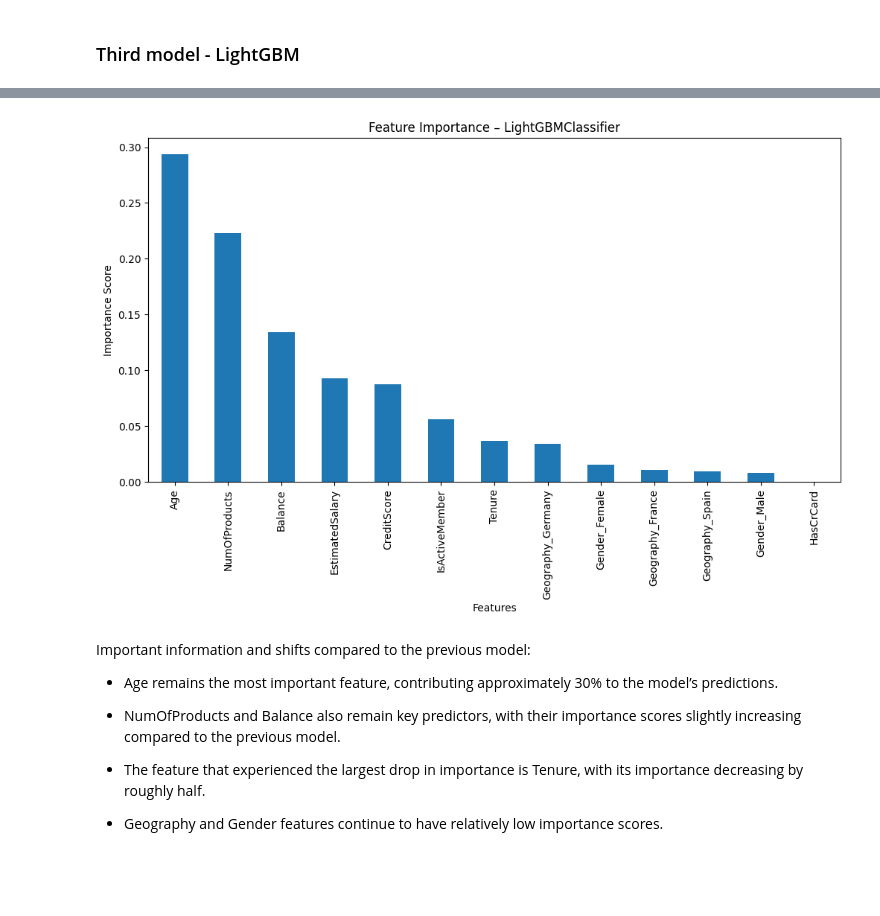
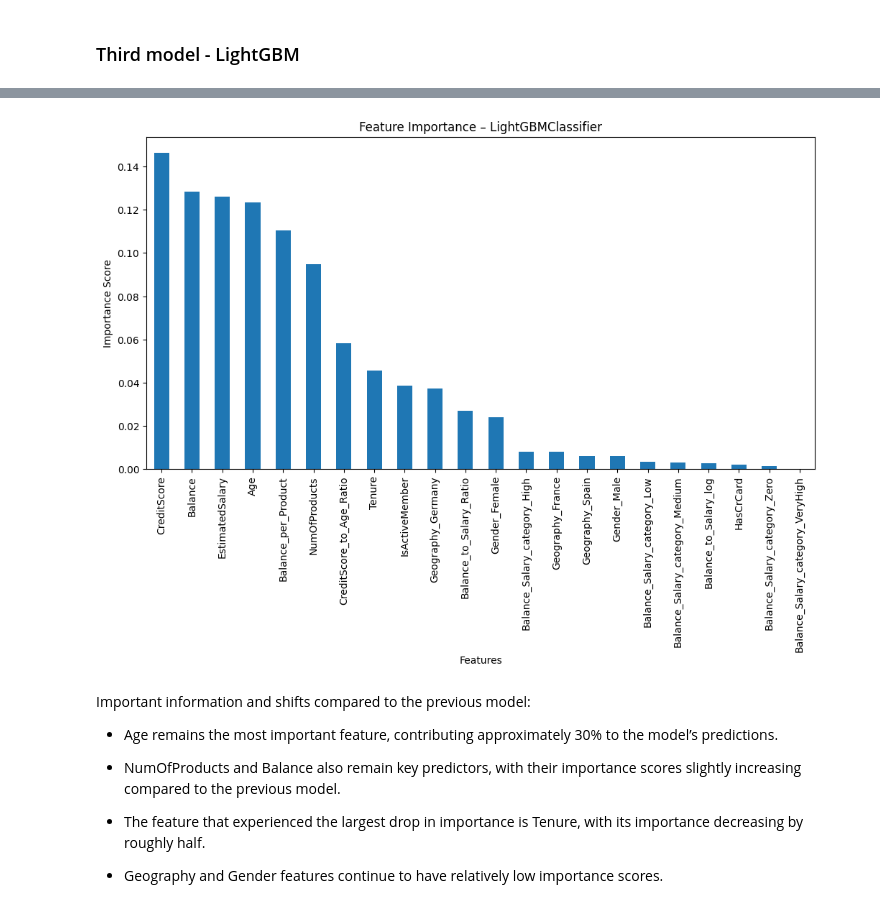
Before and after one commit to Przemsonn05/Bank-Churn-Prediction, a Jupyter notebook: notebooks/Bank churn predictions.ipynb, the cells around one changed output, grey strips where cells are left out. Drawn from its saved outputs; the diff is of its cells as text; code cells hidden in the pictures; blank space fills up the shorter version.

Commit message:
Model griding

```diff
--- a/notebooks/Bank churn predictions.ipynb
+++ b/notebooks/Bank churn predictions.ipynb
@@ -718,3 +834,0 @@ random_search_lgbm = RandomizedSearchCV(
-# %%
-random_search_lgbm.fit(X_train, y_train)
-best_lgbm_model = random_search_lgbm.best_estimator_
@@ -726,0 +837,9 @@ lgbm_predict_proba = best_lgbm_model.predict_proba(X_test)[:, 1]
+# %%
+STATIC_PARAMS = {
+    'objective': 'binary',
+    'metric': 'binary_logloss',
+    'verbosity': -1,
+    'boosting_type': 'gbdt',
+    'random_state': 42,
+    'n_jobs': -1,
+}
@@ -726,0 +915,3 @@ lgbm_predict_proba = best_lgbm_model.predict_proba(X_test)[:, 1]
+# %%
+study = optuna.create_study(direction='maximize')
+study.optimize(objective, n_trials=110)
@@ -726,0 +936,5 @@ lgbm_predict_proba = best_lgbm_model.predict_proba(X_test)[:, 1]
+# %%
+final_params = {**STATIC_PARAMS, **study.best_params}
+
+best_lgbm_model = LGBMClassifier(**final_params)
+best_lgbm_model.fit(X_train, y_train)
@@ -727,19 +956,19 @@ lgbm_predict_proba = best_lgbm_model.predict_proba(X_test)[:, 1]
 # %%
 #Features importance for next model
 
-lgbm_importances = best_lgbm_model.named_steps['model_lgbm'].feature_importances_
+lgbm_importances = best_lgbm_model.feature_importances_
 features_lgbm = pd.Series(lgbm_importances, index=X.columns).sort_values(ascending=False)
 lgbm_importances_normalized = features_lgbm / features_lgbm.sum()
 
 plt.figure(figsize=(12, 6))
 lgbm_importances_normalized.plot(kind='bar')
 plt.title('Feature Importance – LightGBMClassifier')
 plt.xlabel('Features')
 plt.ylabel('Importance Score')
 plt.savefig('../images/Feature_importance_model3.png', dpi=200, bbox_inches='tight')
 plt.show()
 # %% [output]
-[figure, old version]
+[figure, new version]
 # %% [markdown]
 Important information and shifts compared to the previous model:
 
```
Also changed, not shown: parts of 51 cells of this notebook, 8 other files.
